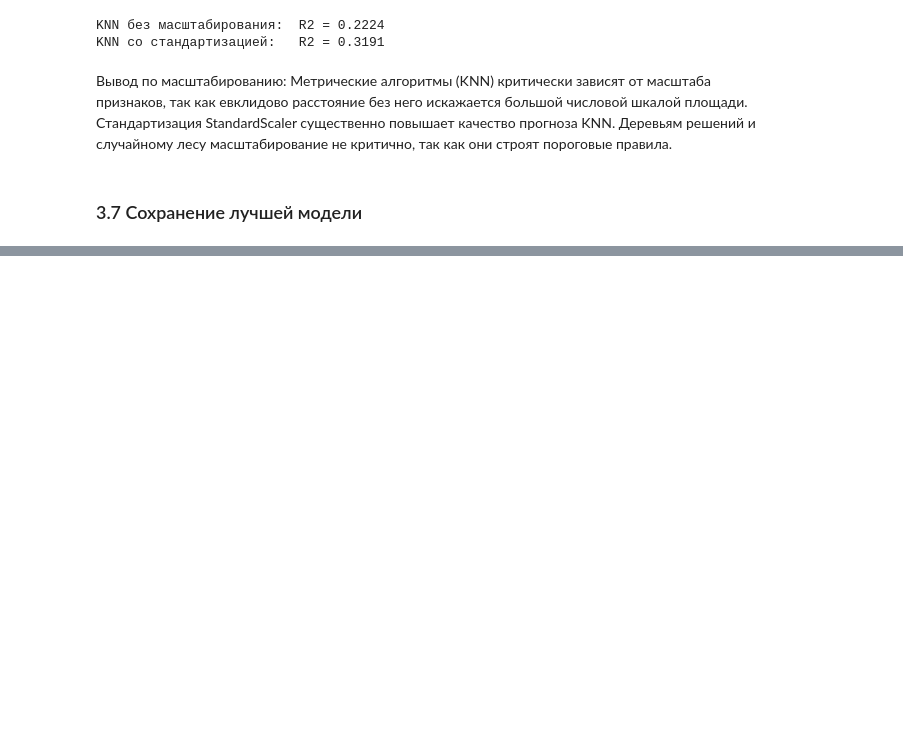
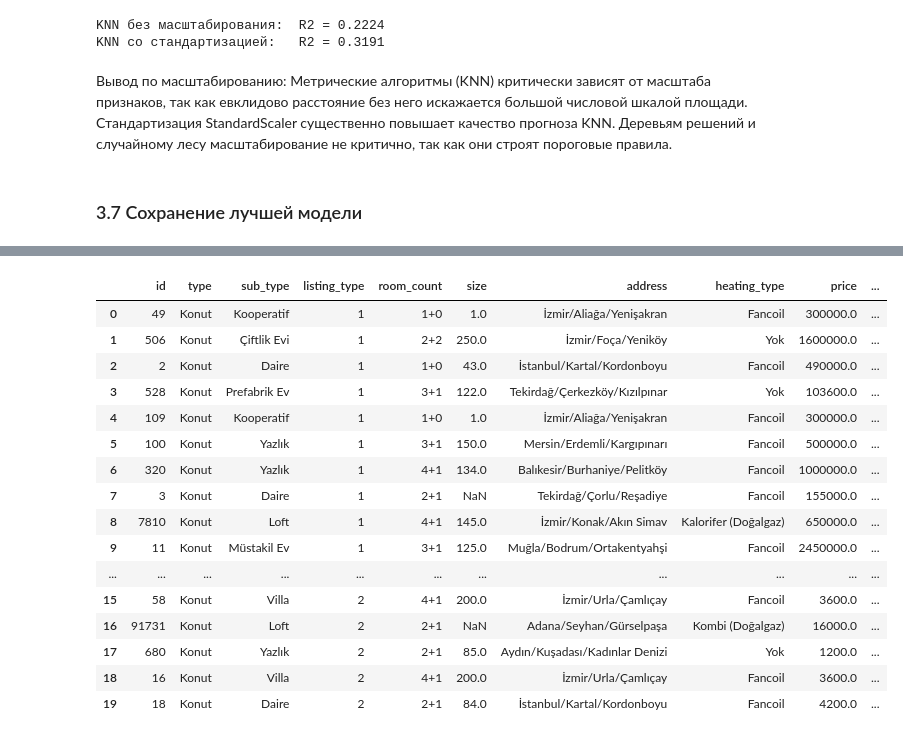
Before and after one commit to Yalantare/workforml, a Jupyter notebook: notebooks/real_estate_analysis.ipynb, the cells around one changed output, grey strips where cells are left out. Drawn from its saved outputs; the diff is of its cells as text; code cells hidden in the pictures; blank space fills up the shorter version.

```diff
--- a/notebooks/real_estate_analysis.ipynb
+++ b/notebooks/real_estate_analysis.ipynb
@@ -718,0 +815,42 @@ print(f'Модель и препроцессоры сохранены в {models
+# %%
+# Загрузка и проверка контрольной выборки (20 объектов)
+test_csv_path = '../data/test_real_estate_samples.csv' if os.path.exists('../data/test_real_estate_samples.csv') else 'test_real_estate_samples.csv'
+test_data = pd.read_csv(test_csv_path)
+
+test_data_prep = test_data.copy()
+test_data_prep['total_rooms'] = test_data_prep['room_count'].apply(parse_rooms_adv)
+test_data_prep['size'] = test_data_prep['size'].fillna(
+    test_data_prep['total_rooms'].map({1: 45, 2: 70, 3: 90, 4: 130, 5: 160})
+).fillna(100)
+test_data_prep['building_age_num'] = test_data_prep['building_age'].map(age_dict).fillna(10)
+test_data_prep['heating_type'] = test_data_prep['heating_type'].fillna('Yok').apply(lambda x: x if x in top_heat else 'Diger')
+test_data_prep['city'] = test_data_prep['address'].apply(lambda x: str(x).split('/')[0].strip() if '/' in str(x) else 'Diger').apply(lambda x: x if x in top_cities else 'Diger')
+test_data_prep['sub_type'] = test_data_prep['sub_type'].apply(lambda x: x if x in top_sub else 'Diger')
+test_data_prep['listing_type'] = test_data_prep['listing_type'].astype(str)
+
+# Генерация предсказаний
+X_test_proc = preprocessor_final.transform(test_data_prep[features_final])
+preds_log = rf_final.predict(X_test_proc)
+test_data['predicted_price'] = np.round(np.expm1(preds_log), 2)
+
+# Вывод таблицы с данными (последний столбец – спрогнозированная цена)
+cols_to_show = ['id', 'type', 'sub_type', 'listing_type', 'room_count', 'size', 'address', 'heating_type', 'price', 'price_currency', 'predicted_price']
+test_data[cols_to_show]
+# %% [output]
+|  | id | type | sub_type | listing_type | room_count | size | address | heating_type | price | ... |
+| 0 | 49 | Konut | Kooperatif | 1 | 1+0 | 1.0 | İzmir/Aliağa/Yenişakran | Fancoil | 300000.0 | ... |
+| 1 | 506 | Konut | Çiftlik Evi | 1 | 2+2 | 250.0 | İzmir/Foça/Yeniköy | Yok | 1600000.0 | ... |
+| 2 | 2 | Konut | Daire | 1 | 1+0 | 43.0 | İstanbul/Kartal/Kordonboyu | Fancoil | 490000.0 | ... |
+| 3 | 528 | Konut | Prefabrik Ev | 1 | 3+1 | 122.0 | Tekirdağ/Çerkezköy/Kızılpınar | Yok | 103600.0 | ... |
+| 4 | 109 | Konut | Kooperatif | 1 | 1+0 | 1.0 | İzmir/Aliağa/Yenişakran | Fancoil | 300000.0 | ... |
+| 5 | 100 | Konut | Yazlık | 1 | 3+1 | 150.0 | Mersin/Erdemli/Kargıpınarı | Fancoil | 500000.0 | ... |
+| 6 | 320 | Konut | Yazlık | 1 | 4+1 | 134.0 | Balıkesir/Burhaniye/Pelitköy | Fancoil | 1000000.0 | ... |
+| 7 | 3 | Konut | Daire | 1 | 2+1 | NaN | Tekirdağ/Çorlu/Reşadiye | Fancoil | 155000.0 | ... |
+| 8 | 7810 | Konut | Loft | 1 | 4+1 | 145.0 | İzmir/Konak/Akın Simav | Kalorifer (Doğalgaz) | 650000.0 | ... |
+| 9 | 11 | Konut | Müstakil Ev | 1 | 3+1 | 125.0 | Muğla/Bodrum/Ortakentyahşi | Fancoil | 2450000.0 | ... |
+| ... | ... | ... | ... | ... | ... | ... | ... | ... | ... | ... |
+| 15 | 58 | Konut | Villa | 2 | 4+1 | 200.0 | İzmir/Urla/Çamlıçay | Fancoil | 3600.0 | ... |
+| 16 | 91731 | Konut | Loft | 2 | 2+1 | NaN | Adana/Seyhan/Gürselpaşa | Kombi (Doğalgaz) | 16000.0 | ... |
+| 17 | 680 | Konut | Yazlık | 2 | 2+1 | 85.0 | Aydın/Kuşadası/Kadınlar Denizi | Yok | 1200.0 | ... |
+| 18 | 16 | Konut | Villa | 2 | 4+1 | 200.0 | İzmir/Urla/Çamlıçay | Fancoil | 3600.0 | ... |
+| 19 | 18 | Konut | Daire | 2 | 2+1 | 84.0 | İstanbul/Kartal/Kordonboyu | Fancoil | 4200.0 | ... |
```
Also changed, not shown: parts of 13 cells of this notebook, 4 other files.
